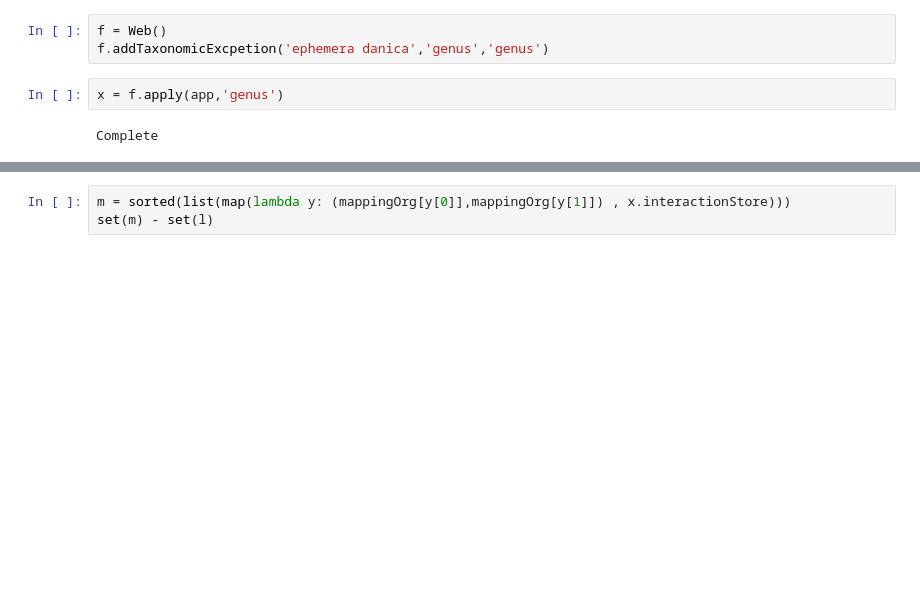
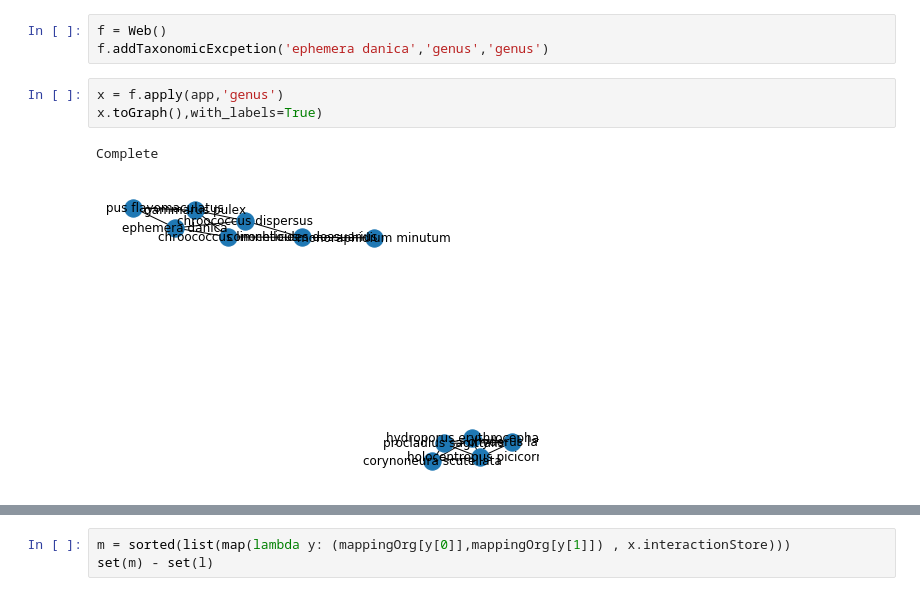
Before and after one commit to Daniel-Davies/Medeina, a Jupyter notebook: Untitled.ipynb, the cells around one changed output, grey strips where cells are left out. Cells and saved outputs as stored; diff of their text form; blank space fills up the shorter version.

Commit message:
fixed issue in graphing function

```diff
--- a/Untitled.ipynb
+++ b/Untitled.ipynb
@@ -18,8 +18,10 @@ f = Web()
 f.addTaxonomicExcpetion('ephemera danica','genus','genus')
 # %%
 x = f.apply(app,'genus')
+x.toGraph(),with_labels=True)
 # %% [output]
 Complete
+[figure, added]
 # %%
 l = sorted(list(map(lambda y: (mappingOrg[y[0]],mappingOrg[y[1]]) , x.interactionStore)))
 len(l)
```
Also changed, not shown: parts of 3 cells of this notebook, 1 other file.
